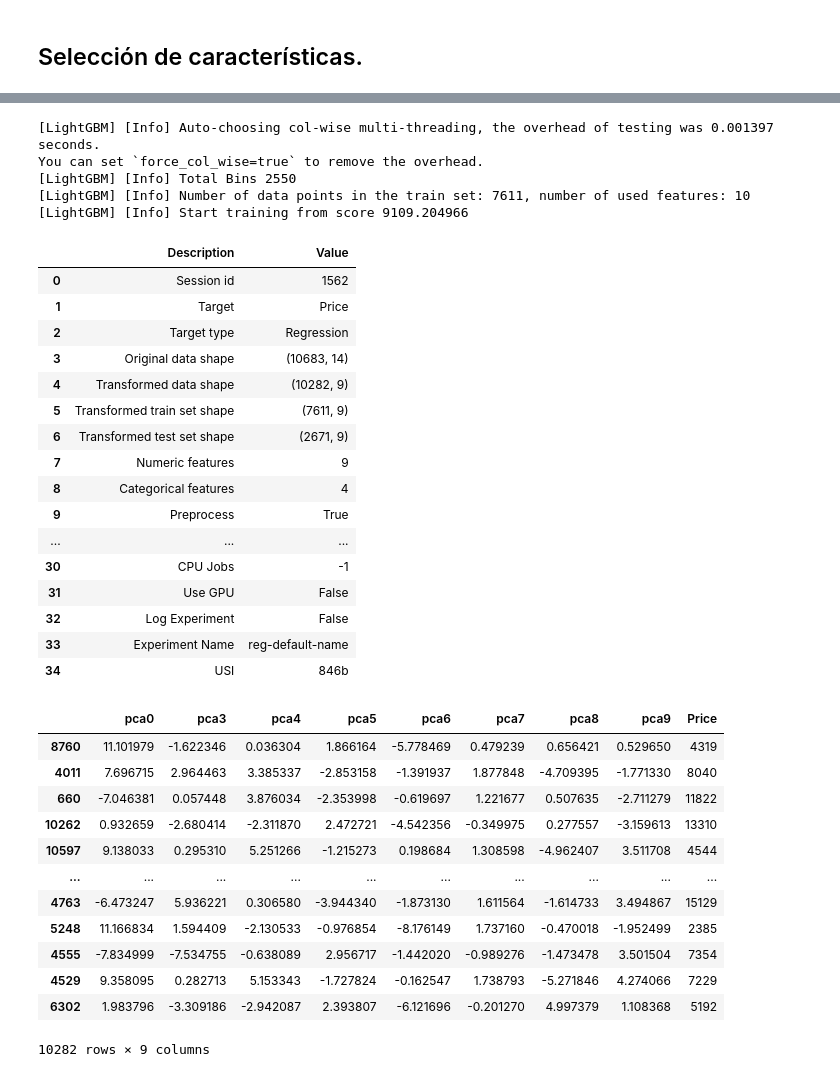
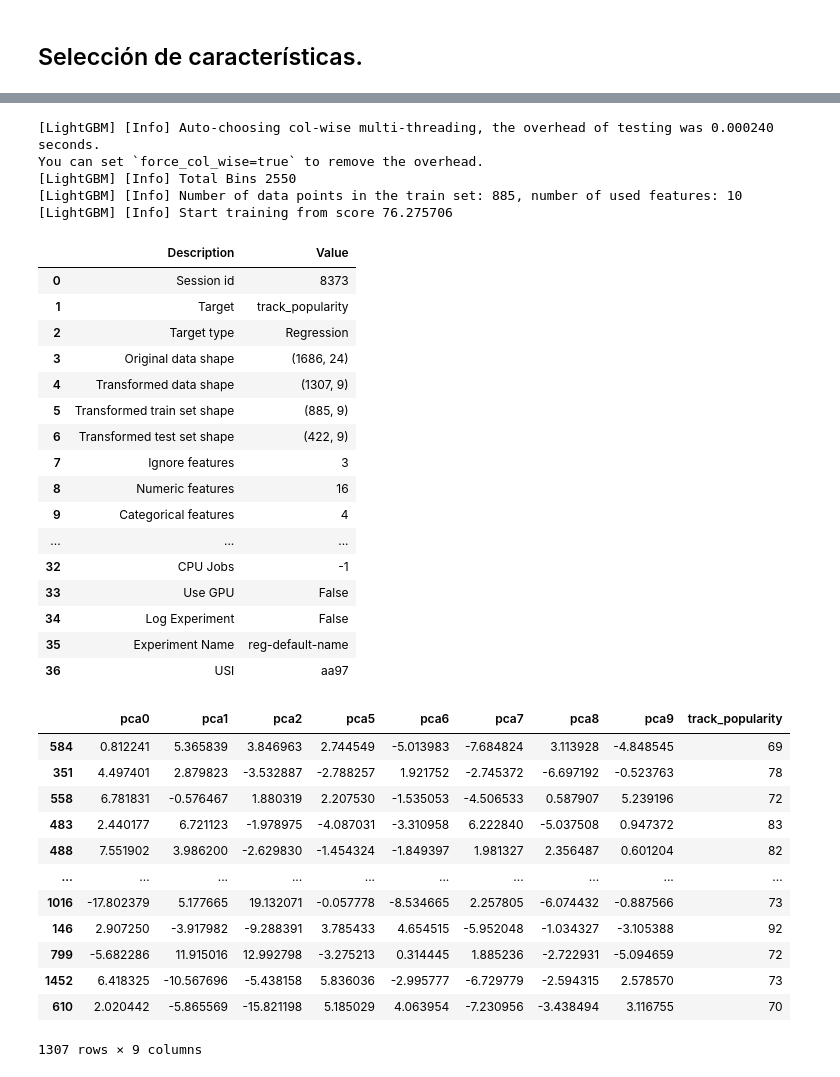
Before and after one commit to luiscr918/ContactoDocenteIA, a Jupyter notebook: Notebook_Luiscr918.ipynb, the cells around one changed output, grey strips where cells are left out. Saved outputs shown, nothing was run; the diff lists cells and outputs as text; code cells hidden in the pictures.

```diff
--- a/Notebook_Luiscr918.ipynb
+++ b/Notebook_Luiscr918.ipynb
@@ -130,0 +111,3 @@ memory usage: 309.7+ KB
+# %%
+datos.drop(columns='track_href',inplace=True)
+datos.info()
@@ -131,56 +132,60 @@ memory usage: 309.7+ KB
 # %%
 reg1 = regression.setup(
     data = datos,
-    target = 'Price',
+    target = 'track_popularity',
+    numeric_imputation="knn", #Tratamiento  valores nulos
     remove_outliers = True, # Eliminando valores atípicos
+    outliers_threshold=0.3,
     train_size = 0.75, # División de datos en entrenamiento un 75%
-    categorical_features = ["Airline", "Source", "Destination", "Total_Stops"], # Especificando las variables categóricas
+    # Solo dejamos las categorias que aportan patrones
+    ignore_features = ["track_name", "track_album_name", "playlist_name"],
+    categorical_features = ["playlist_genre", "track_artist","playlist_subgenre","type"], # Especificando las variables categóricas
     polynomial_features = True, # Realizando Ingeniería de características con características polinomiales
     polynomial_degree = 2, # Grado máximo del polinomio
     rare_to_value = 0.1, # Ingeniería de característica, combinando valores raros en una sola columna
     feature_selection = True, # Activando selección de características para que seleccione las más importantes
     n_features_to_select = 8, # Aquí se coloca el porcentaje de características o la cantidad de características que se mantienen
     pca = True, # Activamos PCA para generar un resumen de la información
     pca_components = 10, # Especificamos el número de componentes a generar en el resumen
     normalize = True, # Activamos la normalización
     normalize_method = "zscore" # Estandarización
     )
 # %% [output]
-[LightGBM] [Info] Auto-choosing col-wise multi-threading, the overhead of testing was 0.001397 seconds.
+[LightGBM] [Info] Auto-choosing col-wise multi-threading, the overhead of testing was 0.000240 seconds.
 You can set `force_col_wise=true` to remove the overhead.
 [LightGBM] [Info] Total Bins 2550
-[LightGBM] [Info] Number of data points in the train set: 7611, number of used features: 10
-[LightGBM] [Info] Start training from score 9109.204966
+[LightGBM] [Info] Number of data points in the train set: 885, number of used features: 10
+[LightGBM] [Info] Start training from score 76.275706
 |  | Description | Value |
-| 0 | Session id | 1562 |
-| 1 | Target | Price |
+| 0 | Session id | 8373 |
+| 1 | Target | track_popularity |
 | 2 | Target type | Regression |
-| 3 | Original data shape | (10683, 14) |
-| 4 | Transformed data shape | (10282, 9) |
-| 5 | Transformed train set shape | (7611, 9) |
-| 6 | Transformed test set shape | (2671, 9) |
-| 7 | Numeric features | 9 |
-| 8 | Categorical features | 4 |
-| 9 | Preprocess | True |
+| 3 | Original data shape | (1686, 24) |
+| 4 | Transformed data shape | (1307, 9) |
+| 5 | Transformed train set shape | (885, 9) |
+| 6 | Transformed test set shape | (422, 9) |
+| 7 | Ignore features | 3 |
+| 8 | Numeric features | 16 |
+| 9 | Categorical features | 4 |
 | ... | ... | ... |
-| 30 | CPU Jobs | -1 |
-| 31 | Use GPU | False |
-| 32 | Log Experiment | False |
-| 33 | Experiment Name | reg-default-name |
-| 34 | USI | 846b |
+| 32 | CPU Jobs | -1 |
+| 33 | Use GPU | False |
+| 34 | Log Experiment | False |
+| 35 | Experiment Name | reg-default-name |
+| 36 | USI | aa97 |
 # %%
 reg1.dataset_transformed
 # %% [output]
-|  | pca0 | pca3 | pca4 | pca5 | pca6 | pca7 | pca8 | pca9 | Price |
-| 8760 | 11.101979 | -1.622346 | 0.036304 | 1.866164 | -5.778469 | 0.479239 | 0.656421 | 0.529650 | 4319 |
-| 4011 | 7.696715 | 2.964463 | 3.385337 | -2.853158 | -1.391937 | 1.877848 | -4.709395 | -1.771330 | 8040 |
-| 660 | -7.046381 | 0.057448 | 3.876034 | -2.353998 | -0.619697 | 1.221677 | 0.507635 | -2.711279 | 11822 |
-| 10262 | 0.932659 | -2.680414 | -2.311870 | 2.472721 | -4.542356 | -0.349975 | 0.277557 | -3.159613 | 13310 |
-| 10597 | 9.138033 | 0.295310 | 5.251266 | -1.215273 | 0.198684 | 1.308598 | -4.962407 | 3.511708 | 4544 |
+|  | pca0 | pca1 | pca2 | pca5 | pca6 | pca7 | pca8 | pca9 | track_popularity |
+| 584 | 0.812241 | 5.365839 | 3.846963 | 2.744549 | -5.013983 | -7.684824 | 3.113928 | -4.848545 | 69 |
+| 351 | 4.497401 | 2.879823 | -3.532887 | -2.788257 | 1.921752 | -2.745372 | -6.697192 | -0.523763 | 78 |
+| 558 | 6.781831 | -0.576467 | 1.880319 | 2.207530 | -1.535053 | -4.506533 | 0.587907 | 5.239196 | 72 |
+| 483 | 2.440177 | 6.721123 | -1.978975 | -4.087031 | -3.310958 | 6.222840 | -5.037508 | 0.947372 | 83 |
+| 488 | 7.551902 | 3.986200 | -2.629830 | -1.454324 | -1.849397 | 1.981327 | 2.356487 | 0.601204 | 82 |
 | ... | ... | ... | ... | ... | ... | ... | ... | ... | ... |
-| 4763 | -6.473247 | 5.936221 | 0.306580 | -3.944340 | -1.873130 | 1.611564 | -1.614733 | 3.494867 | 15129 |
-| 5248 | 11.166834 | 1.594409 | -2.130533 | -0.976854 | -8.176149 | 1.737160 | -0.470018 | -1.952499 | 2385 |
-| 4555 | -7.834999 | -7.534755 | -0.638089 | 2.956717 | -1.442020 | -0.989276 | -1.473478 | 3.501504 | 7354 |
-| 4529 | 9.358095 | 0.282713 | 5.153343 | -1.727824 | -0.162547 | 1.738793 | -5.271846 | 4.274066 | 7229 |
-| 6302 | 1.983796 | -3.309186 | -2.942087 | 2.393807 | -6.121696 | -0.201270 | 4.997379 | 1.108368 | 5192 |
+| 1016 | -17.802379 | 5.177665 | 19.132071 | -0.057778 | -8.534665 | 2.257805 | -6.074432 | -0.887566 | 73 |
+| 146 | 2.907250 | -3.917982 | -9.288391 | 3.785433 | 4.654515 | -5.952048 | -1.034327 | -3.105388 | 92 |
+| 799 | -5.682286 | 11.915016 | 12.992798 | -3.275213 | 0.314445 | 1.885236 | -2.722931 | -5.094659 | 72 |
+| 1452 | 6.418325 | -10.567696 | -5.438158 | 5.836036 | -2.995777 | -6.729779 | -2.594315 | 2.578570 | 73 |
+| 610 | 2.020442 | -5.865569 | -15.821198 | 5.185029 | 4.063954 | -7.230956 | -3.438494 | 3.116755 | 70 |
-10282 rows × 9 columns
+1307 rows × 9 columns
```
Also changed, not shown: parts of 2 cells of this notebook.
